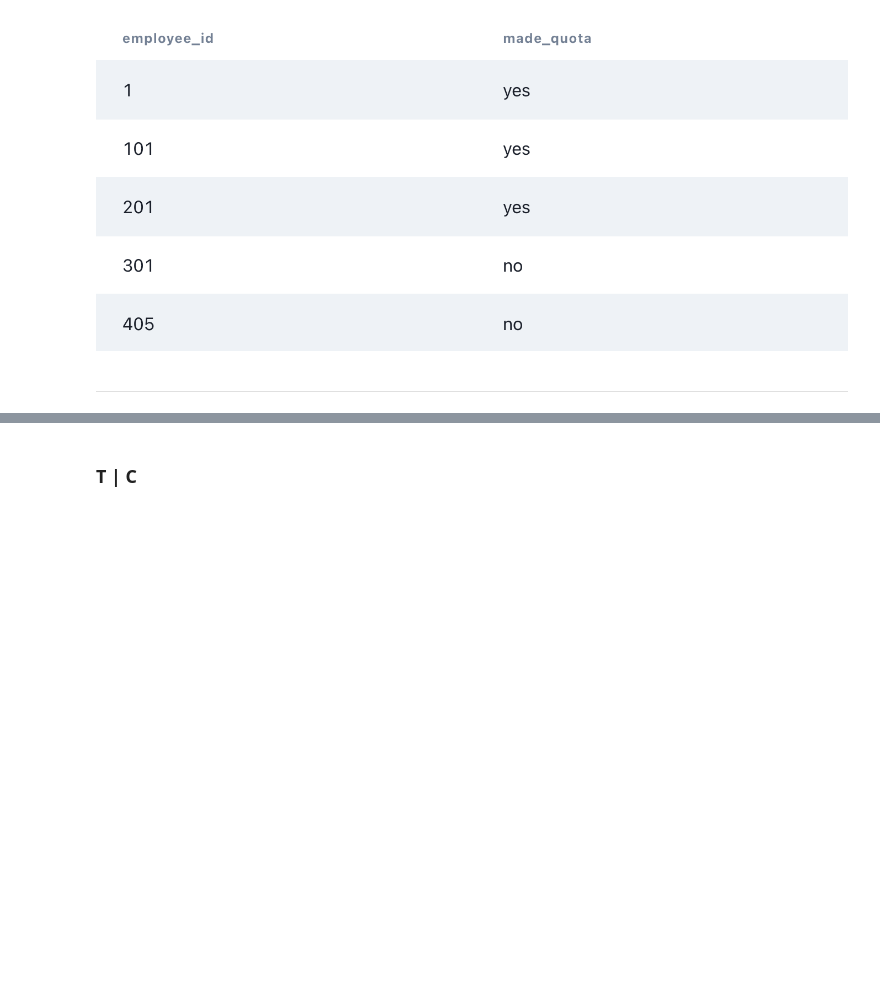
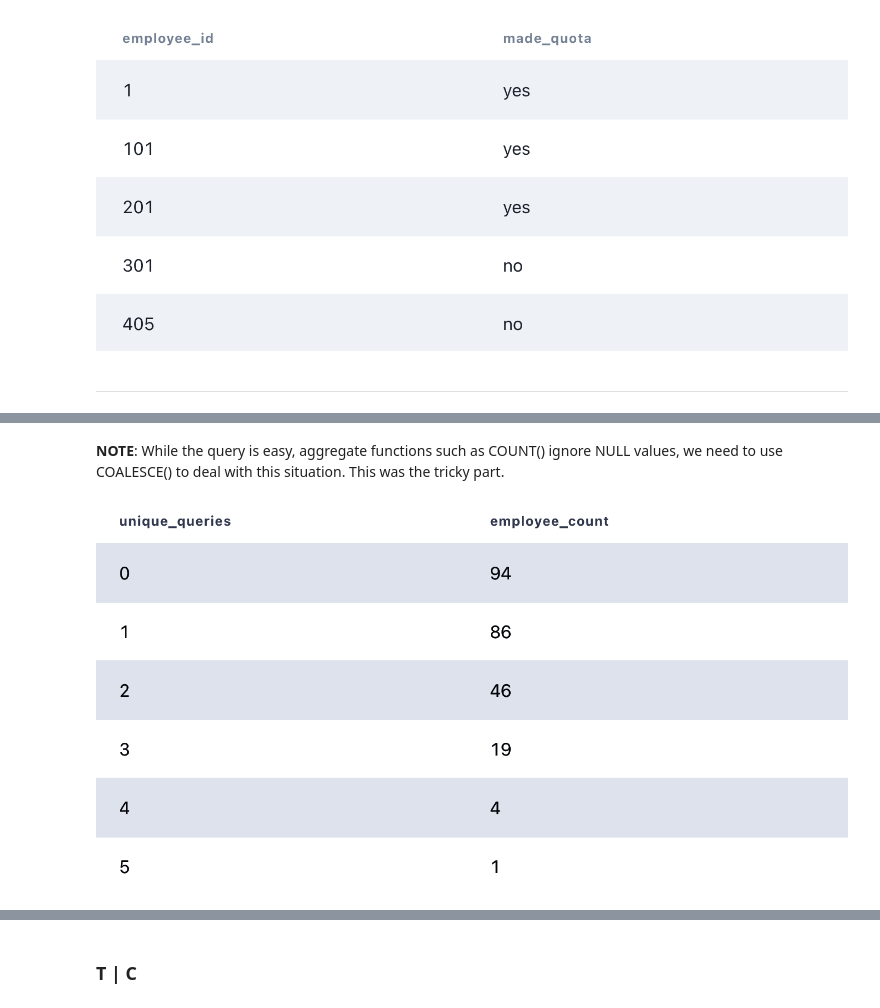
Before and after one commit to A-C-Sai/working-with-data, a Jupyter notebook: interview-prep/datalemur/sql.ipynb, the cells around one changed output, grey strips where cells are left out. Saved outputs shown, nothing was run; the diff lists cells and outputs as text; code cells hidden in the pictures; blank space fills up the shorter version.

```diff
--- a/interview-prep/datalemur/sql.ipynb
+++ b/interview-prep/datalemur/sql.ipynb
@@ -443,0 +509,6 @@ Image(filename='./resources/14.png')
+# %% [markdown]
+**NOTE**: While the query is easy, aggregate functions such as COUNT() ignore NULL values, we need to use COALESCE() to deal with this situation. This was the tricky part.
+# %%
+Image(filename='./resources/18.png')
+# %% [output]
+[figure, added]
```
Also changed, not shown: parts of 19 cells of this notebook, 4 other files.
